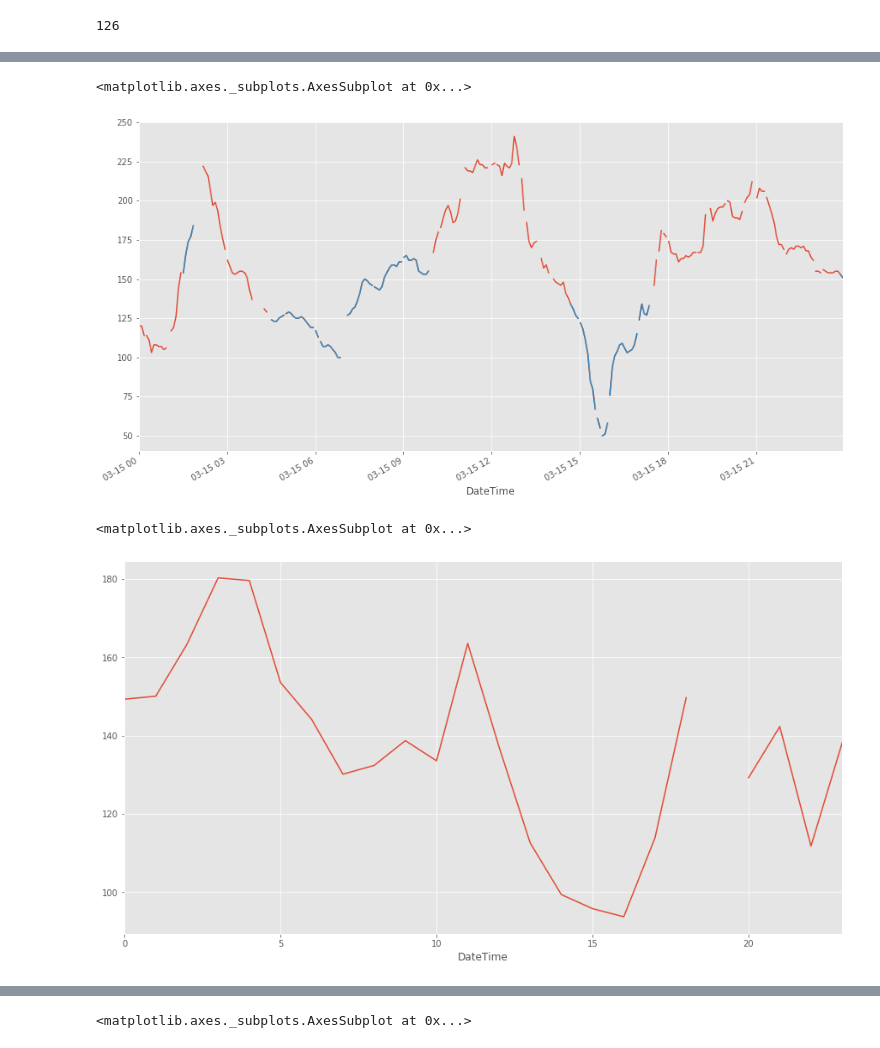
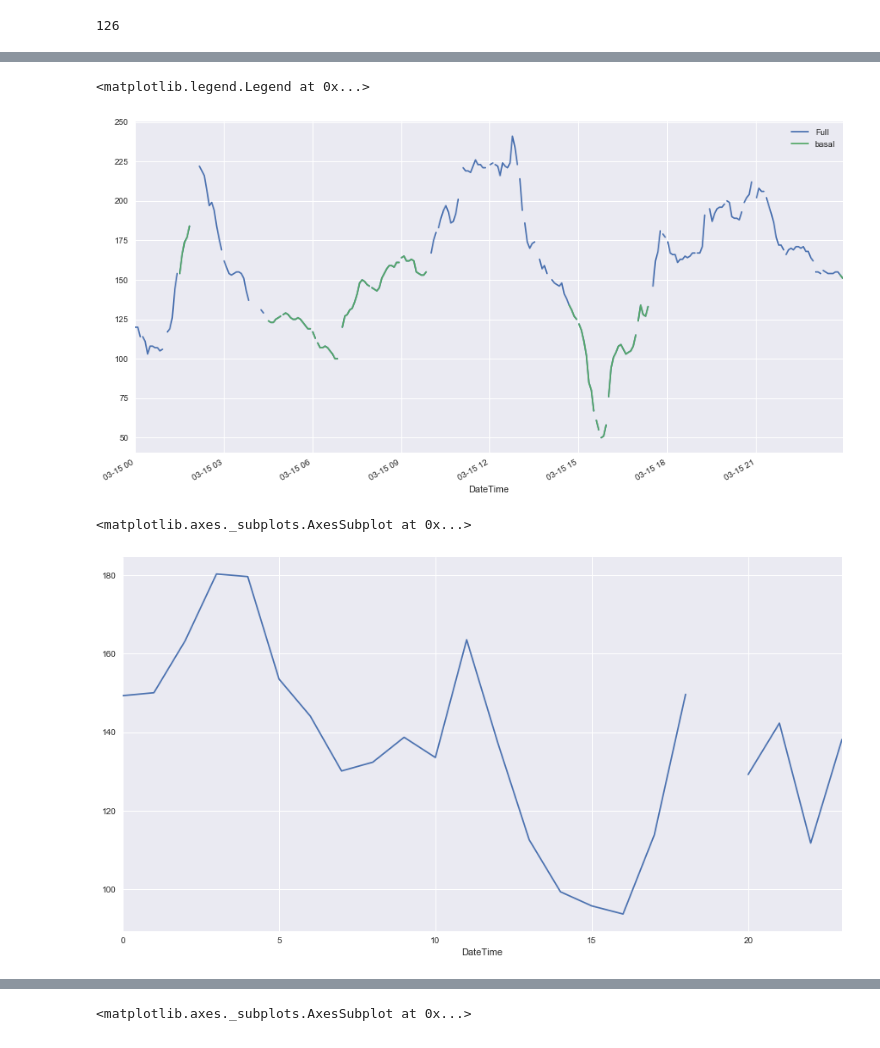
Before and after one commit to gmagannaDevelop/Diabetes-Analysis, a Jupyter notebook: Exploratory.ipynb, the cells around one changed output, grey strips where cells are left out. Drawn from its saved outputs; the diff is of its cells as text; code cells hidden in the pictures.

```diff
--- a/Exploratory.ipynb
+++ b/Exploratory.ipynb
@@ -32,8 +32,8 @@ styles = plt.style.available
 ['seaborn-dark', 'seaborn-darkgrid', 'seaborn-ticks', 'fivethirtyeight', 'seaborn-whitegrid', 'classic', '_classic_test', 'fast', 'seaborn-talk', 'seaborn-dark-palette', 'seaborn-bright', 'seaborn-pas ...
 # %%
 %matplotlib inline
+plt.style.use('seaborn')
 plt.rcParams['figure.figsize'] = (15, 8)
-plt.style.use('Solarize_Light2')
 # %%
 def time_indexed_df(df1: pd.core.frame.DataFrame, columname: str) -> pd.core.frame.DataFrame:
     """
@@ -285,14 +366,15 @@ for uid in bolus_id:
 # %%
-y.loc['2020-03-15', 'Sensor Glucose (mg/dL)'].plot()
-basal.loc['2020-03-15', 'Sensor Glucose (mg/dL)'].plot()
+y.loc['2020-03-15', 'Sensor Glucose (mg/dL)'].plot(**{"label": "Full"})
+basal.loc['2020-03-15', 'Sensor Glucose (mg/dL)'].plot(**{"label": "basal"})
+plt.legend()
 # %% [output]
-<matplotlib.axes._subplots.AxesSubplot at 0x...>
+<matplotlib.legend.Legend at 0x...>
-[figure, old version]
+[figure, new version]
 # %%
 basal.groupby(basal.index.hour)['Sensor Glucose (mg/dL)'].mean().plot()
 # %% [output]
 <matplotlib.axes._subplots.AxesSubplot at 0x...>
-[figure, old version]
+[figure, new version]
 # %%
 figs = [basal.groupby(basal.index.hour)[f'd{i}'].mean().plot(label=f"{i} min") for i in [10, 20, 30]]
 figs[-1].legend()
```
Also changed, not shown: parts of 19 cells of this notebook, 1 other file.
